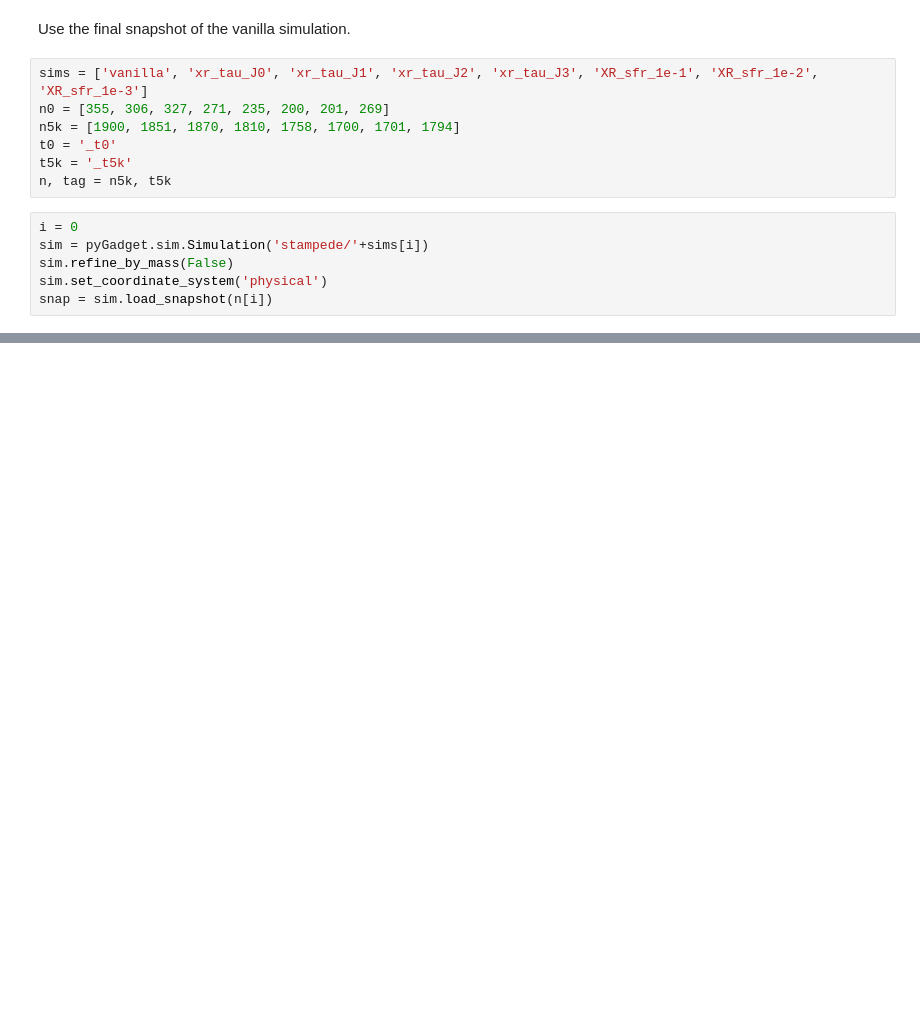
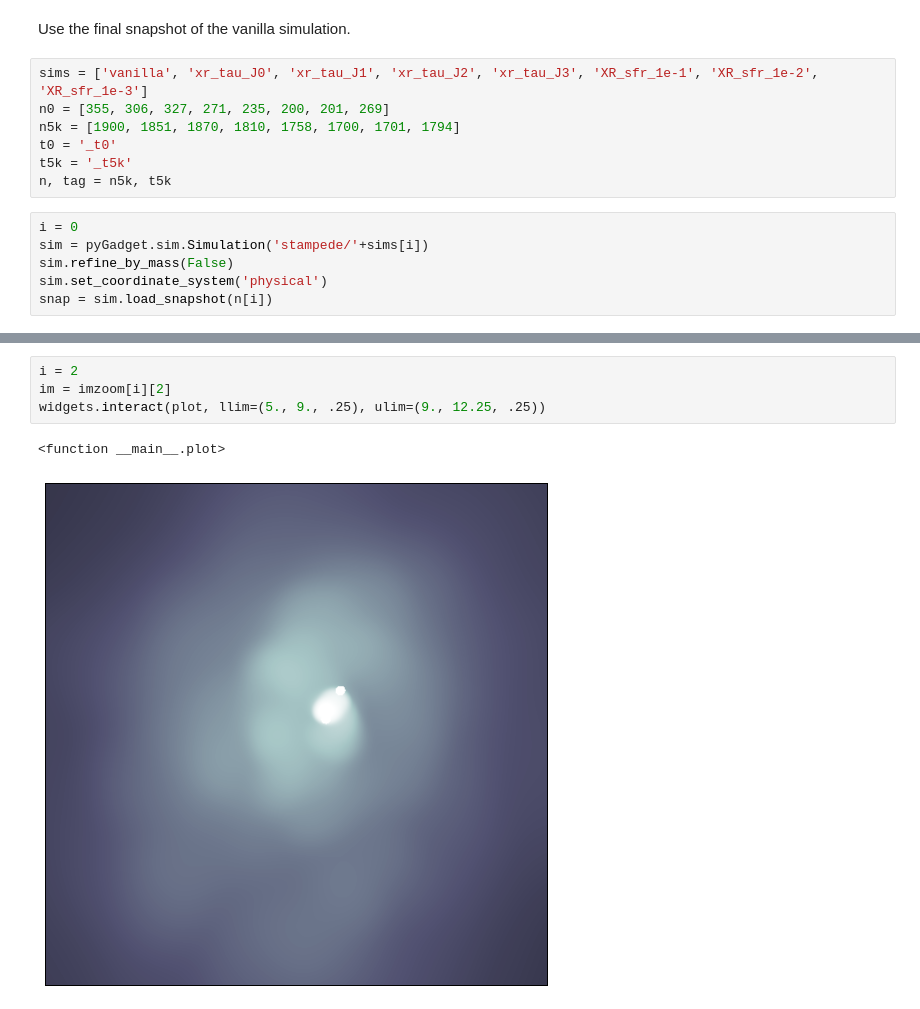
Before and after one commit to hummel/xray_notebooks, a Jupyter notebook: Halo Structure.ipynb, the cells around one changed output, grey strips where cells are left out. Saved outputs shown, nothing was run; the diff lists cells and outputs as text; blank space fills up the shorter version.

```diff
--- a/Halo Structure.ipynb
+++ b/Halo Structure.ipynb
@@ -126,0 +151,7 @@ widgets.interact(plot, llim=(5., 9., .25), ulim=(9., 12.25, .25))
+# %%
+i = 2
+im = imzoom[i][2]
+widgets.interact(plot, llim=(5., 9., .25), ulim=(9., 12.25, .25))
+# %% [output]
+<function __main__.plot>
+[figure, added]
```
Also changed, not shown: parts of 11 cells of this notebook.
